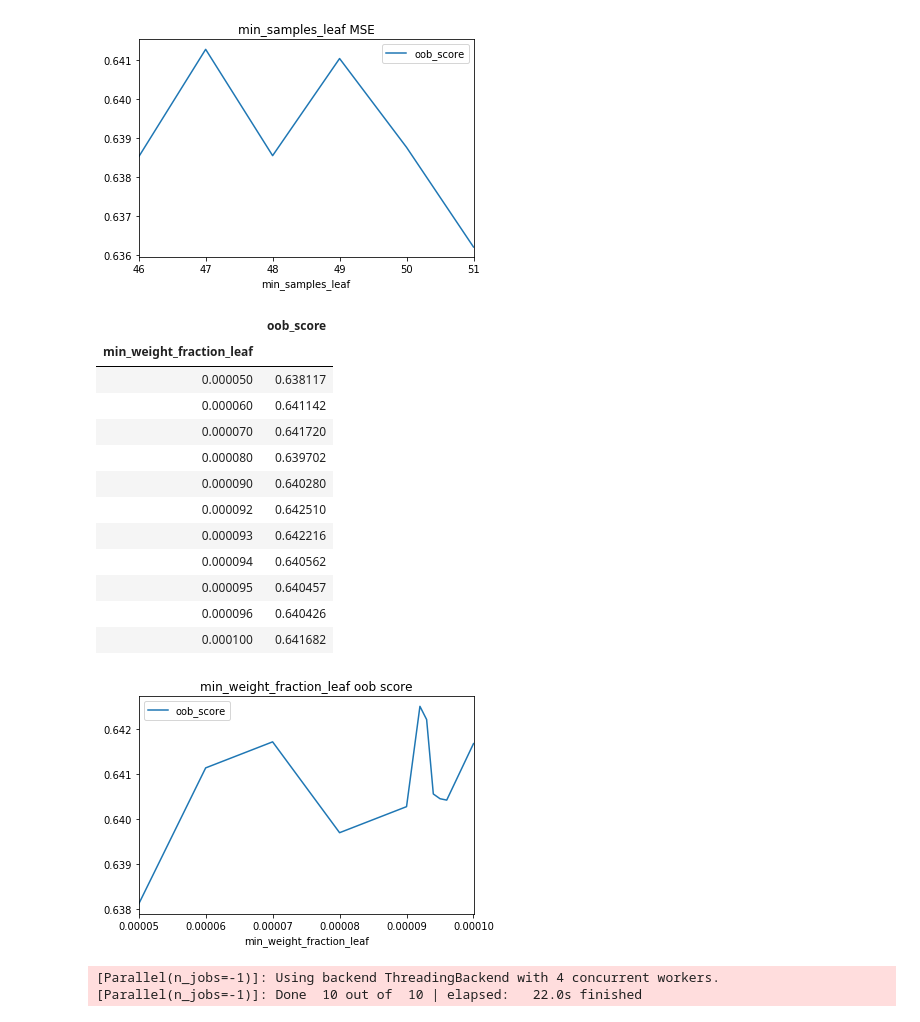
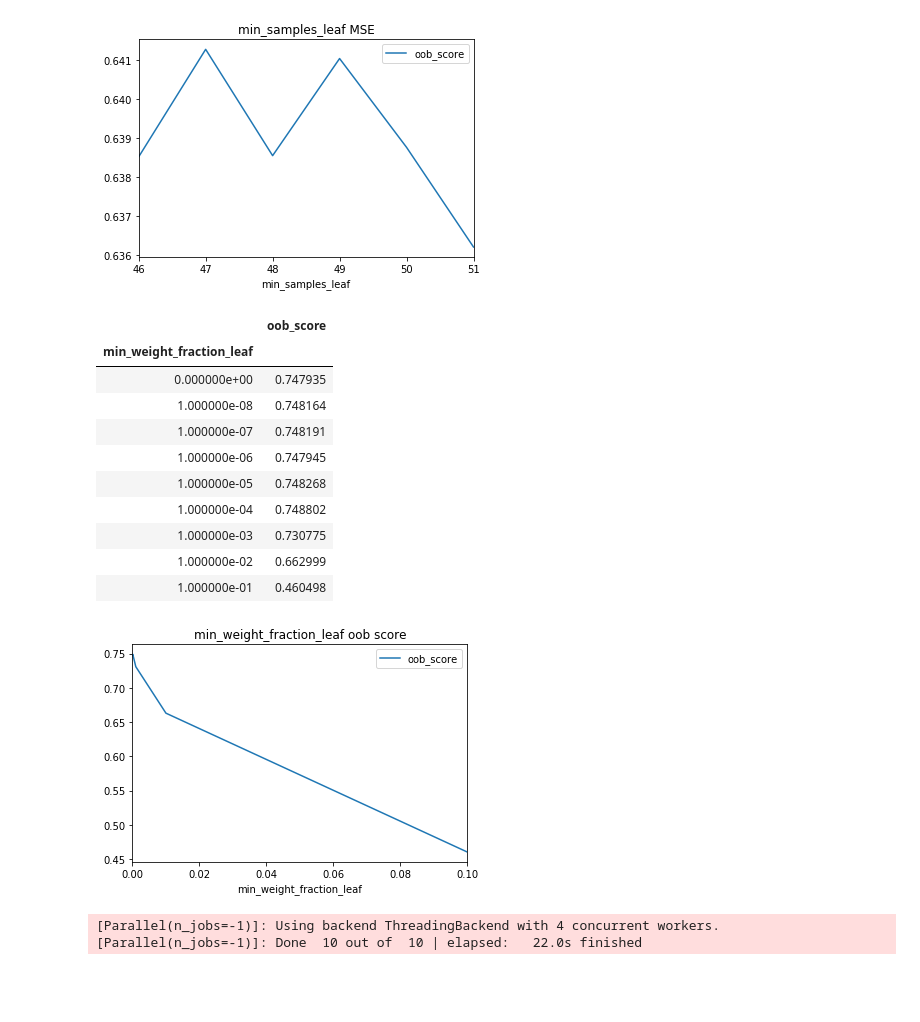
Before and after one commit to kirahman2/salarypredictionportfolio, a Jupyter notebook: Salary Prediction Notebook.ipynb, the cells around one changed output. Saved outputs shown, nothing was run; the diff lists cells and outputs as text; code cells hidden in the pictures; blank space fills up the shorter version.

```diff
--- a/Salary Prediction Notebook.ipynb
+++ b/Salary Prediction Notebook.ipynb
@@ -1620,15 +1615,15 @@ result_final
 | 10 | 350.378303 | 351.876126 |
 [figure]
 # %%
-# gbr +maxdepth COMPLETE
+# thisgbrDONE +maxdepth COMPLETE
 # best max_leaf_nodes=default                                                    ###
 hyperp = 'max_leaf_nodes'                                                 ###
-list_val = range(1,20,3)
+list_val = range(2,20,3)
 
 results=[]
 for val in list_val:
     start_time = time.time()
-    gbr = GradientBoostingRegressor(max_leaf_nodes=val, max_depth=10,          ###
+    gbr = GradientBoostingRegressor(max_leaf_nodes=val, max_depth=7,          ###
                                     random_state=42, verbose=0)
     gbr.fit(X_train, y_train)
     results.append(
@@ -1665,13 +1701,14 @@ NameError: name 'min_weight_fraction_leafmin_impurity_decreasealpha' is not defi
 # %%
-# gbr +maxdepth
+# thisgbr +maxdepth
 # best max_leaf_nodes=                                                    ###
 hyperp = 'max_leaf_nodes'                                                 ###
 list_val = [None]
+list_val = range(100,500,100)
 
 results=[]
 for val in list_val:
     start_time = time.time()
-    gbr = GradientBoostingRegressor(max_leaf_nodes=val, max_depth=10,          ###
+    gbr = GradientBoostingRegressor(max_leaf_nodes=val, max_depth=7,          ###
                                     random_state=42, verbose=0)
     gbr.fit(X_train, y_train)
     results.append(
@@ -1943,12 +2318,13 @@ results[['oob_score']].plot(title=hyperp + ' MSE');
 5                120   0.639115  0.333254
 ... (9 outputs left out)
 # %%
-# best min_samples_leaf=77 76,77,78
-list_values = range(74,80)
+# rfrbest min_samples_leaf=[38,39,40] COMPLETE
+list_values = range(1,60,10)
 hyperp = 'min_samples_leaf'
 results = []
 for val in list_values:
-    rfr = RandomForestRegressor(min_samples_leaf=val, verbose=False, n_jobs=-1, oob_score=True)
+    rfr = RandomForestRegressor(min_samples_leaf=val, max_depth=13, n_estimators=37,
+                                verbose=False, n_jobs=-1, oob_score=True)
     rfr.fit(X_train, y_train)
     results.append(
                    {hyperp: val,
@@ -1969,0 +2346,17 @@ results
+# %%
+# rfrbest min_samples_leaf= [38,39,40]
+list_values = range(1,60,10)
+list_values = range(35,45)
+hyperp = 'min_samples_leaf'
+results = []
+for val in list_values:
+    rfr = RandomForestRegressor(min_samples_leaf=val, max_depth=13, n_estimators=37,
+                                verbose=False, n_jobs=-1, oob_score=True)
+    rfr.fit(X_train, y_train)
+    results.append(
+                   {hyperp: val,
+                    'oob_score': rfr.oob_score_,
+                  })
+results = pd.DataFrame(results).set_index(hyperp).sort_index()
+results.plot(title=hyperp + ' oob score')
+results
@@ -2033,37 +2440,36 @@ results[['oob_score']].plot(title=hyperp + ' MSE');
 5                51   0.636216  0.350002
 [figure]
 # %%
-# best min_weight_fraction_leaf=0.000092
+# rfrbest min_weight_fraction_leaf=[0,1e-7,1e-8] COMPLETE
 list_values = [0,1e-1,1e-2,1e-3,1e-4,1e-5,1e-6,1e-7,1e-8]
-list_values = [0, .00008,.00007,.00006,.00005,.00004,.00003,.00002,.00001]
-list_values = [.00009,.000092,.000093,.000094,.000095,.000096,.0001]
+# list_values = [0, .00008,.00007,.00006,.00005,.00004,.00003,.00002,.00001]
+# list_values = [.00009,.000092,.000093,.000094,.000095,.000096,.0001]
 hyperp = 'min_weight_fraction_leaf'
 results = []
 for val in list_values:
-    rfr = RandomForestRegressor(min_weight_fraction_leaf=val, verbose=True, n_jobs=-1, oob_score=True)
+    rfr = RandomForestRegressor(min_weight_fraction_leaf=val, max_depth=13, n_estimators=37,
+                                verbose=0, n_jobs=-1, oob_score=True)
     rfr.fit(X_train, y_train)
     results.append(
                    {hyperp: val,
                     'oob_score': rfr.oob_score_,
                   })
 results = pd.DataFrame(results).set_index(hyperp).sort_index()
 results.plot(title=hyperp + ' oob score')
 results
 # %% [output]
 |  | oob_score |
 | min_weight_fraction_leaf |  |
-| 0.000050 | 0.638117 |
-| 0.000060 | 0.641142 |
-| 0.000070 | 0.641720 |
-| 0.000080 | 0.639702 |
-| 0.000090 | 0.640280 |
-| 0.000092 | 0.642510 |
-| 0.000093 | 0.642216 |
-| 0.000094 | 0.640562 |
-| 0.000095 | 0.640457 |
-| 0.000096 | 0.640426 |
-| 0.000100 | 0.641682 |
+| 0.000000e+00 | 0.747935 |
+| 1.000000e-08 | 0.748164 |
+| 1.000000e-07 | 0.748191 |
+| 1.000000e-06 | 0.747945 |
+| 1.000000e-05 | 0.748268 |
+| 1.000000e-04 | 0.748802 |
+| 1.000000e-03 | 0.730775 |
+| 1.000000e-02 | 0.662999 |
+| 1.000000e-01 | 0.460498 |
-[figure, old version]
+[figure, new version]
 # %%
 # rfr +maxdepth
 # best min_weight_fraction_leaf=                                                    ###
```
Also changed, not shown: parts of 63 cells of this notebook.
